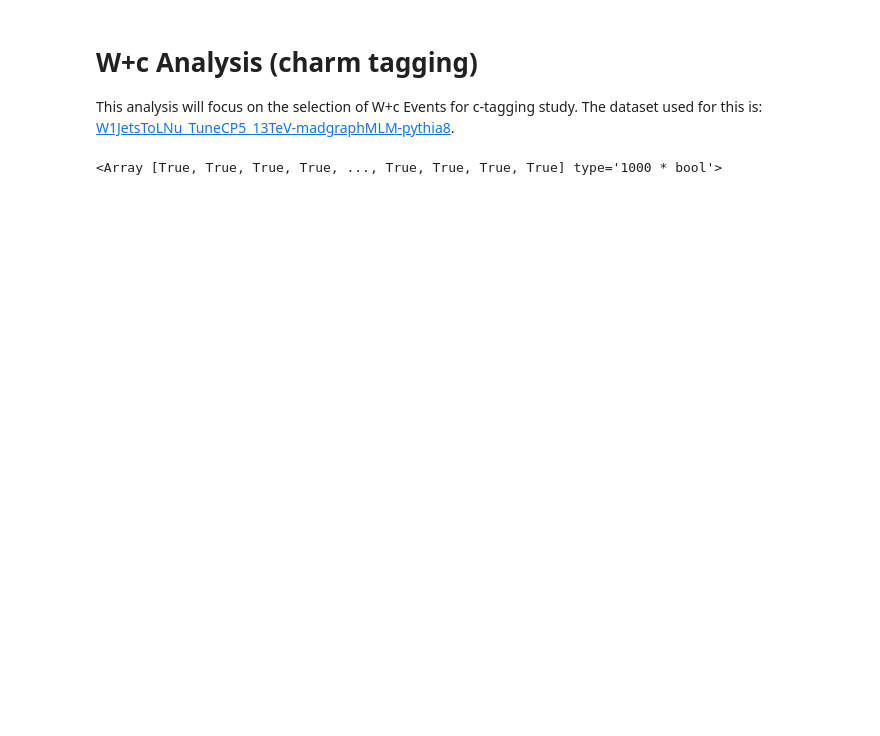
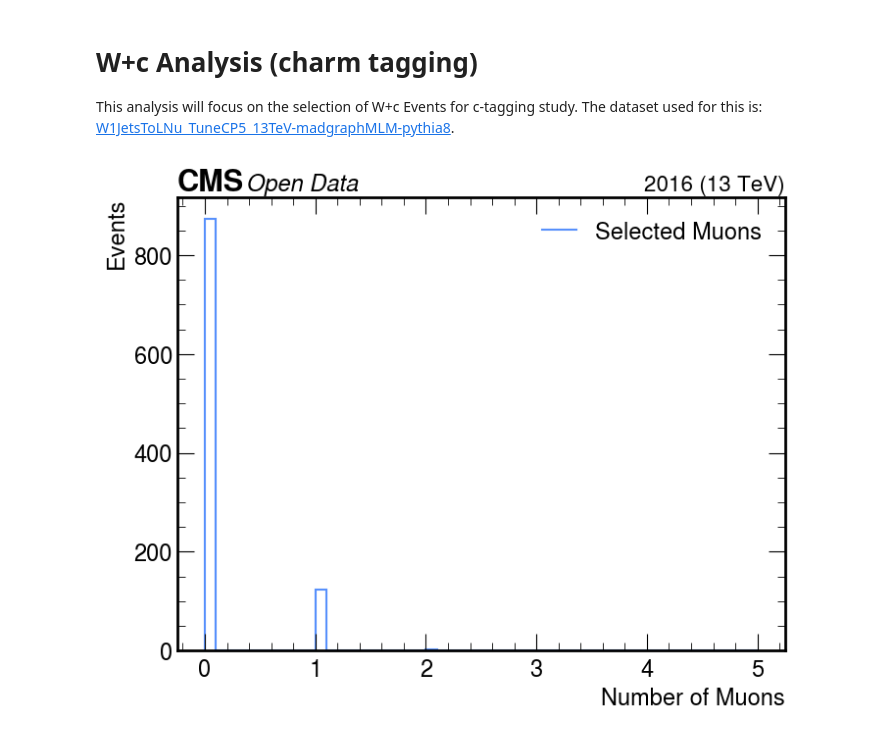
Before and after one commit to xondikoi03/charmTaggingAnalysis, a Jupyter notebook: Notebooks/WcAnalysis.ipynb, the cells around one changed output. Drawn from its saved outputs; the diff is of its cells as text; code cells hidden in the pictures; blank space fills up the shorter version.

Commit message:
Updated Event Selection Cuts and README

```diff
--- a/Notebooks/WcAnalysis.ipynb
+++ b/Notebooks/WcAnalysis.ipynb
@@ -83,42 +83,42 @@ Muon_Pt_Cut = (RecoMuons["Muon_pt"] > 35)
 Muon_pfIso_Cut = (abs(RecoMuons["Muon_pfRelIso04_all"] < 0.15))
 
 # Missing Trasnverse Mass Cut
 # M_t = sqrt(2 * pt_muon * MET_pt * (1 - cos(mu_phi - MET_phi)))
 Muon_Mt = np.sqrt(2 * RecoMuons["Muon_pt"] * METs["MET_pt"] * (1 - np.cos(RecoMuons["Muon_phi"] - METs["MET_phi"])))
 Muon_Mt_Cut = (Muon_Mt > 55)
 
 # Tight Muons
 tightMuons_Selection = Muon_Pt_Cut & Muon_pfIso_Cut
 tightMuons = RecoMuons[tightMuons_Selection]
 
 # Number of tight muons in the event
 nTightMuons = (ak.num(tightMuons["Muon_pt"]))
 
 # Selection cuts to reduce Drell-Yan contributions (OS muons)
 nTightMuons_mask = (nTightMuons == 2) # Events that have two tight muons
 
 # Sum of charges of the two tight muons should be zero (opposite sign)
 tightMuons_OS_Cut = (ak.sum(tightMuons["Muon_charge"], axis=1) == 0)
 Muons_to_discard = ~(nTightMuons_mask & tightMuons_OS_Cut)
 
 # Final Selection Cuts
 Final_Muons_Cuts = Muons_to_discard & Muon_Mt_Cut
 # Selected_Muons = tightMuons[Final_Muons_Cuts]
 
-Muons_to_discard
+# Muons_to_discard
 
 # Some plots to visualize the selected muons
 # Muon_pt = ak.to_numpy(ak.flatten(Selected_Muons["Muon_pt"]))
 
-# make_hist(
-#     nTightMuons,
-#     bins=50,
-#     range=(0, 5),
-#     xlabel="Muon $p_{T}$ [GeV]",
-#     ylabel="Events",
-#     label="Selected Muons",
-#     fname="../Plots/Muon_pt_WcAnalysis.png",
-#     logy=False
-# )
+make_hist(
+    nTightMuons,
+    bins=50,
+    range=(0, 5),
+    xlabel="Number of Muons",
+    ylabel="Events",
+    label="Selected Muons",
+    fname="../Plots/nMuon_WcAnalysis.png",
+    logy=False
+)
 # %% [output]
-<Array [True, True, True, True, ..., True, True, True, True] type='1000 * bool'>
+[figure, added]
```
Also changed, not shown: 3 other files.
